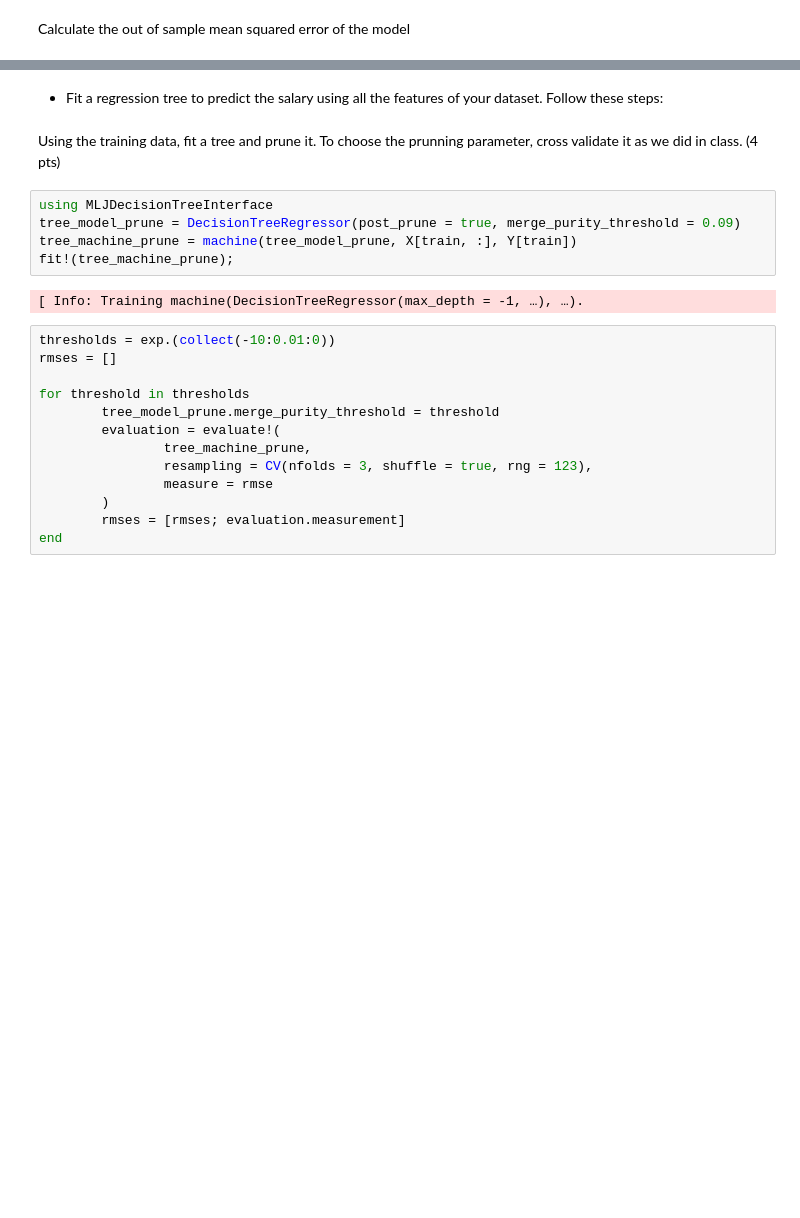
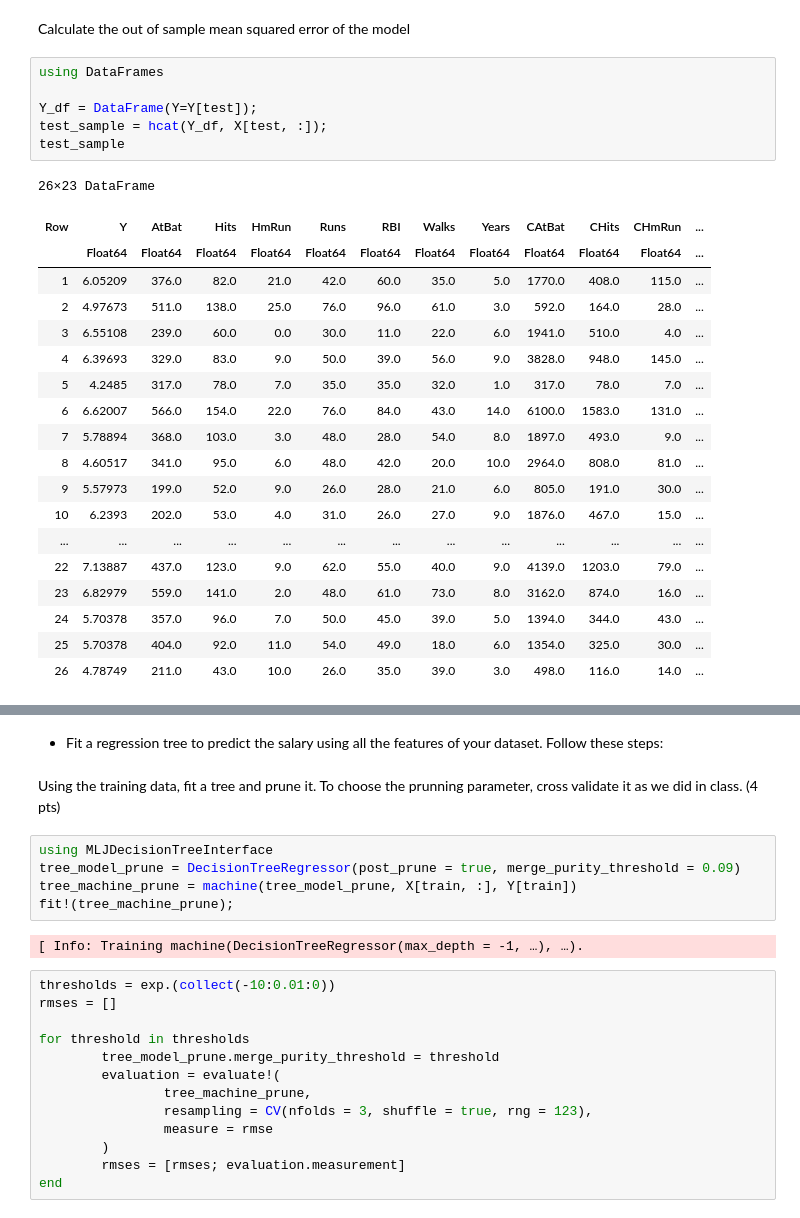
Before and after one commit to d2cml-ai/CausalAI-Course, a Jupyter notebook: Labs/Assignment/Assignment_3_4/group1_assignment4_Julia_part2.ipynb, the cells around one changed output, grey strips where cells are left out. Drawn from its saved outputs; the diff is of its cells as text; blank space fills up the shorter version.

```diff
--- a/Labs/Assignment/Assignment_3_4/group1_assignment4_Julia_part2.ipynb
+++ b/Labs/Assignment/Assignment_3_4/group1_assignment4_Julia_part2.ipynb
@@ -310,2 +258,28 @@ Closest candidates are:
 # %% [markdown]
 Calculate the out of sample mean squared error of the model
+# %%
+using DataFrames
+
+Y_df = DataFrame(Y=Y[test]);
+test_sample = hcat(Y_df, X[test, :]);
+test_sample
+# %% [output]
+26×23 DataFrame
+| Row | Y | AtBat | Hits | HmRun | Runs | RBI | Walks | Years | CAtBat | CHits | CHmRun | ... |
+|  | Float64 | Float64 | Float64 | Float64 | Float64 | Float64 | Float64 | Float64 | Float64 | Float64 | Float64 | ... |
+| 1 | 6.05209 | 376.0 | 82.0 | 21.0 | 42.0 | 60.0 | 35.0 | 5.0 | 1770.0 | 408.0 | 115.0 | ... |
+| 2 | 4.97673 | 511.0 | 138.0 | 25.0 | 76.0 | 96.0 | 61.0 | 3.0 | 592.0 | 164.0 | 28.0 | ... |
+| 3 | 6.55108 | 239.0 | 60.0 | 0.0 | 30.0 | 11.0 | 22.0 | 6.0 | 1941.0 | 510.0 | 4.0 | ... |
+| 4 | 6.39693 | 329.0 | 83.0 | 9.0 | 50.0 | 39.0 | 56.0 | 9.0 | 3828.0 | 948.0 | 145.0 | ... |
+| 5 | 4.2485 | 317.0 | 78.0 | 7.0 | 35.0 | 35.0 | 32.0 | 1.0 | 317.0 | 78.0 | 7.0 | ... |
+| 6 | 6.62007 | 566.0 | 154.0 | 22.0 | 76.0 | 84.0 | 43.0 | 14.0 | 6100.0 | 1583.0 | 131.0 | ... |
+| 7 | 5.78894 | 368.0 | 103.0 | 3.0 | 48.0 | 28.0 | 54.0 | 8.0 | 1897.0 | 493.0 | 9.0 | ... |
+| 8 | 4.60517 | 341.0 | 95.0 | 6.0 | 48.0 | 42.0 | 20.0 | 10.0 | 2964.0 | 808.0 | 81.0 | ... |
+| 9 | 5.57973 | 199.0 | 52.0 | 9.0 | 26.0 | 28.0 | 21.0 | 6.0 | 805.0 | 191.0 | 30.0 | ... |
+| 10 | 6.2393 | 202.0 | 53.0 | 4.0 | 31.0 | 26.0 | 27.0 | 9.0 | 1876.0 | 467.0 | 15.0 | ... |
+| ... | ... | ... | ... | ... | ... | ... | ... | ... | ... | ... | ... | ... |
+| 22 | 7.13887 | 437.0 | 123.0 | 9.0 | 62.0 | 55.0 | 40.0 | 9.0 | 4139.0 | 1203.0 | 79.0 | ... |
+| 23 | 6.82979 | 559.0 | 141.0 | 2.0 | 48.0 | 61.0 | 73.0 | 8.0 | 3162.0 | 874.0 | 16.0 | ... |
+| 24 | 5.70378 | 357.0 | 96.0 | 7.0 | 50.0 | 45.0 | 39.0 | 5.0 | 1394.0 | 344.0 | 43.0 | ... |
+| 25 | 5.70378 | 404.0 | 92.0 | 11.0 | 54.0 | 49.0 | 18.0 | 6.0 | 1354.0 | 325.0 | 30.0 | ... |
+| 26 | 4.78749 | 211.0 | 43.0 | 10.0 | 26.0 | 35.0 | 39.0 | 3.0 | 498.0 | 116.0 | 14.0 | ... |
```
Also changed, not shown: parts of 11 cells of this notebook.
